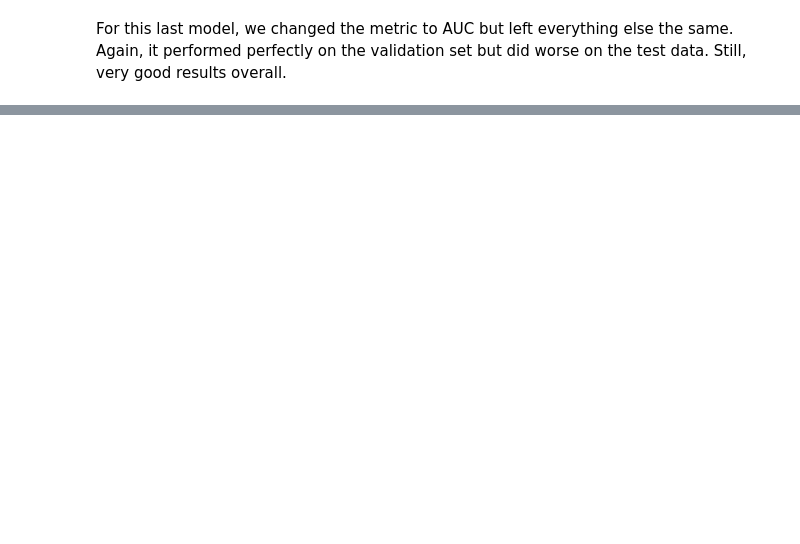
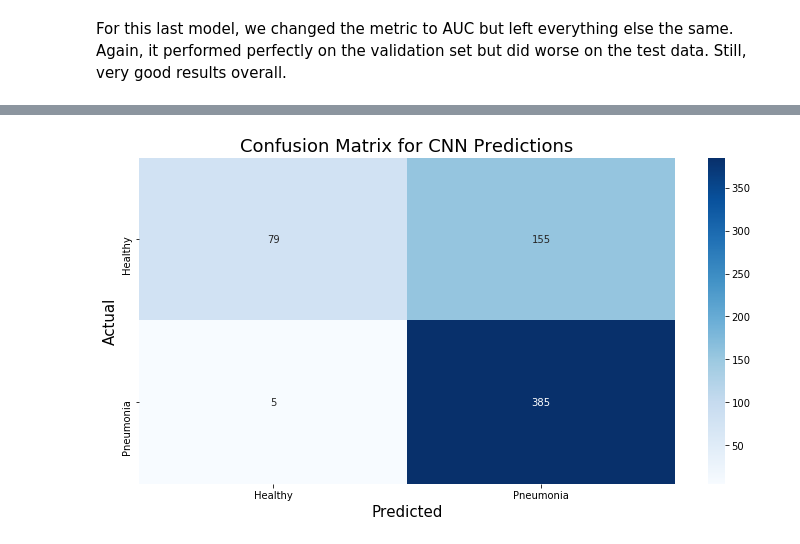
Before and after one commit to bagnine/Pnuemonia-image-classification, a Jupyter notebook: notebooks/EDA/NickEDA.ipynb, the cells around one changed output, grey strips where cells are left out. Saved outputs shown, nothing was run; the diff lists cells and outputs as text; code cells hidden in the pictures; blank space fills up the shorter version.

```diff
--- a/notebooks/EDA/NickEDA.ipynb
+++ b/notebooks/EDA/NickEDA.ipynb
@@ -561,0 +617,28 @@ results_val = cnn12.evaluate(X_val, y_val)
+# %%
+def get_labels(fit_model, X, threshold):
+    return [1 if x >= threshold else 0 for x in fit_model.predict(X)]
+def get_false_positive(true, prediction):
+    return [1 if (x == 0 and y == 1) else 0 for x,y in zip(true,prediction)]
+def get_true_positive(true, prediction):
+    return [1 if (x == 1 and y == 1) else 0 for x,y in zip(true,prediction)]
+# %%
+predictions = get_labels(cnn14, X_test, 0.5)
+fp = get_false_positive(y_test, predictions)
+tp = get_true_positive(y_test, predictions)
+# %%
+def plot_cmatrix(actual, predictions):
+    cmatrix = confusion_matrix(actual, predictions)
+
+    fig, ax = plt.subplots(figsize = (12,6))
+    sns.heatmap(cmatrix, annot=True, fmt='g', ax=ax, cmap='Blues')
+    ax.set_xticklabels(['Healthy', 'Pneumonia'])
+    ax.set_yticklabels(['Healthy', 'Pneumonia'])
+    ax.set_ylabel('Actual', size=15)
+    ax.set_xlabel('Predicted', size=15)
+    ax.set_title('Confusion Matrix for CNN Predictions', size =18)
+
+    return plt.show()
+# %%
+plot_cmatrix(y_test, predictions)
+# %% [output]
+[figure, added]
```
Also changed, not shown: parts of 31 cells of this notebook, 2 other files.
